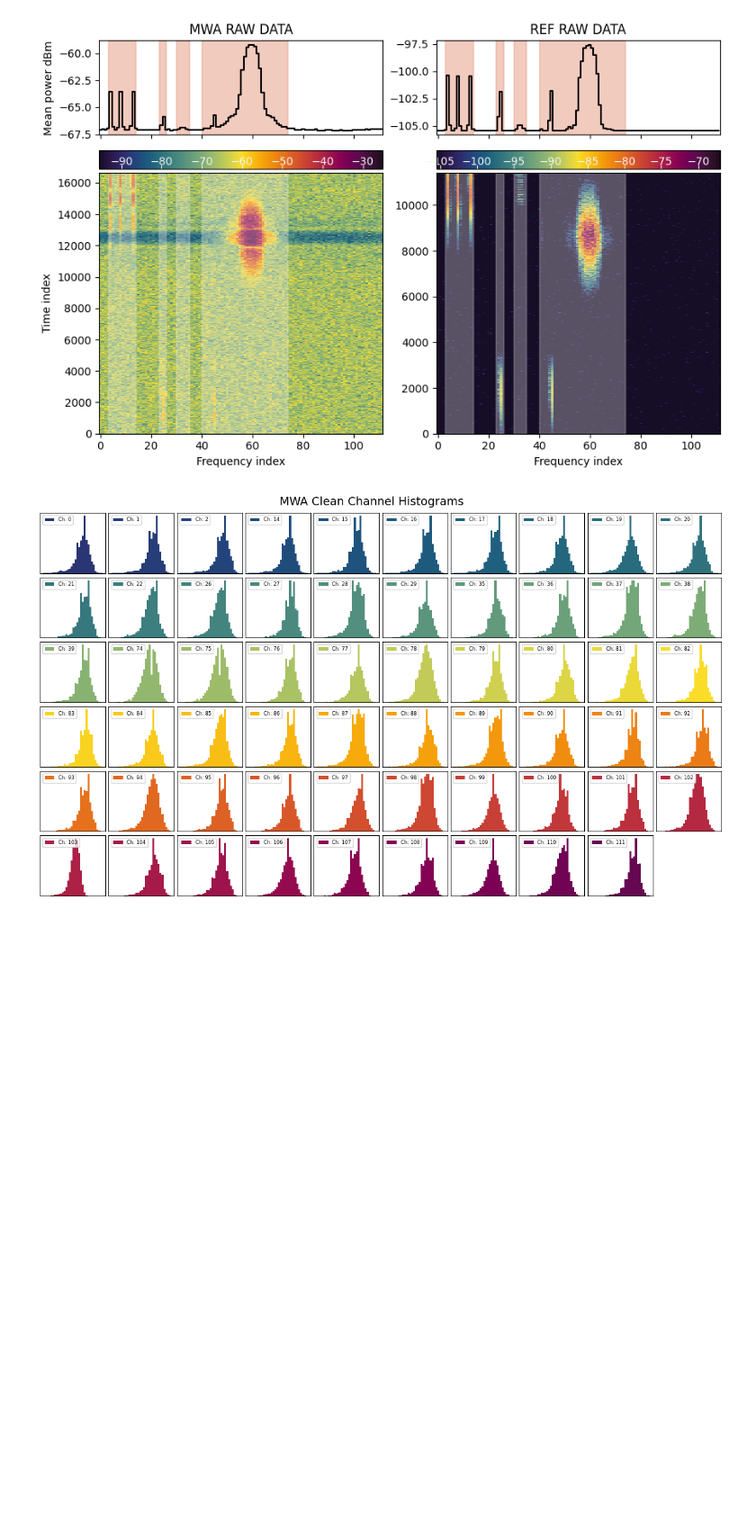
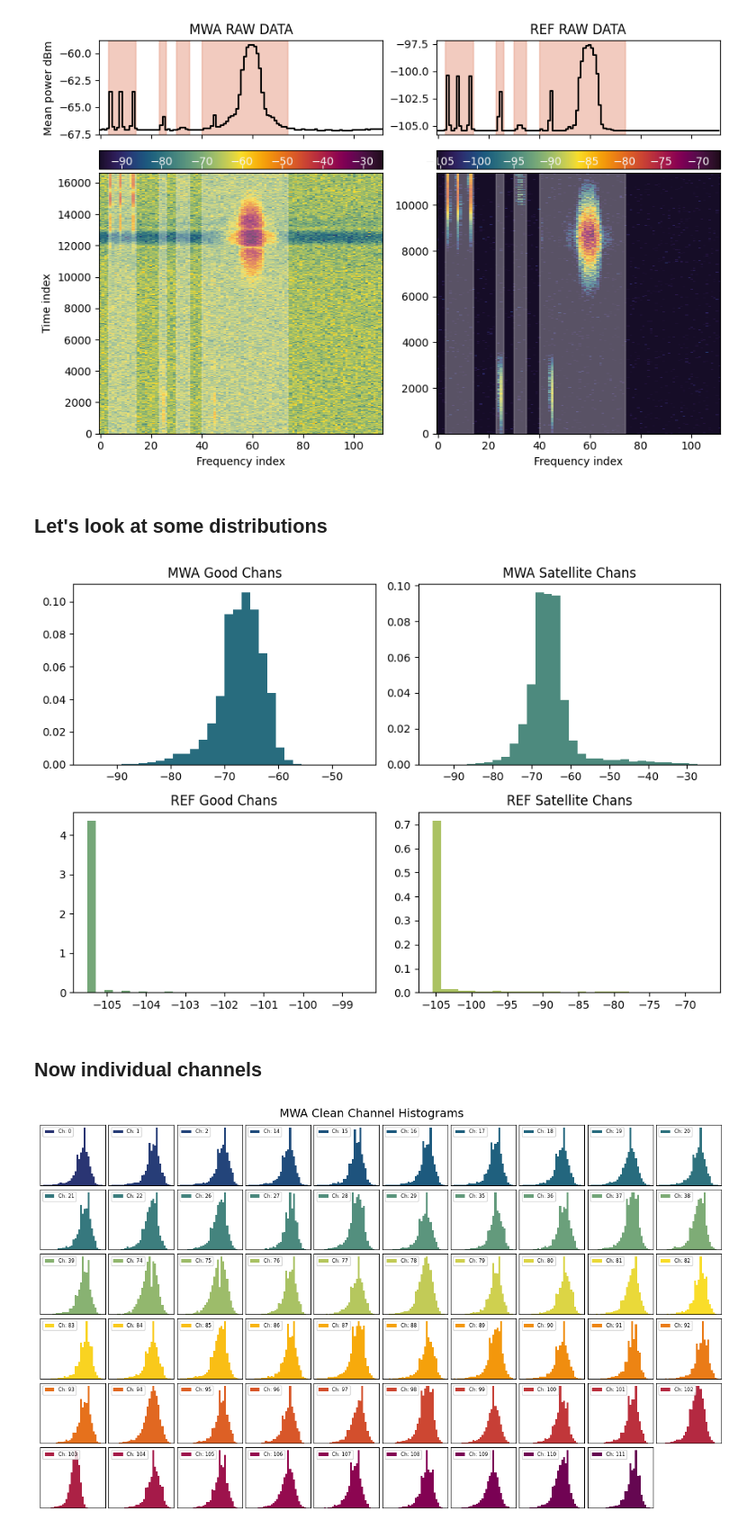
Before and after one commit to amanchokshi/embers-passes, a Jupyter notebook: notebooks/noise.ipynb, the cells around one changed output. Shown at 90% size. Saved outputs shown, nothing was run; the diff lists cells and outputs as text; code cells hidden in the pictures; blank space fills up the shorter version.

Commit message:
Added hist of all good/satellite chans

```diff
--- a/notebooks/noise.ipynb
+++ b/notebooks/noise.ipynb
@@ -117,6 +117,30 @@ plt.tight_layout()
 plt.show()
 # %% [output]
 [figure]
+# %% [markdown]
+## Let's look at some distributions
+# %%
+%matplotlib inline
+
+fig, axs = plt.subplots(2, 2, figsize=(9, 6))
+
+axs[0, 0].hist(mwa[:, good_idx].flatten(), bins=32, density=True, color=cmr.pride(0.21))
+axs[0, 1].hist(mwa[:, bad_idx].flatten(), bins=32, density=True, color=cmr.pride(0.28))
+axs[1, 0].hist(ref[:, good_idx].flatten(), bins=32, density=True, color=cmr.pride(0.35))
+axs[1, 1].hist(ref[:, bad_idx].flatten(), bins=32, density=True, color=cmr.pride(0.42))
+
+axs[0, 0].set_title("MWA Good Chans")
+axs[0, 1].set_title("MWA Satellite Chans")
+axs[1, 0].set_title("REF Good Chans")
+axs[1, 1].set_title("REF Satellite Chans")
+
+
+plt.tight_layout()
+plt.show()
+# %% [output]
+[figure, added]
+# %% [markdown]
+## Now individual channels
 # %%
 %matplotlib inline
 
```
